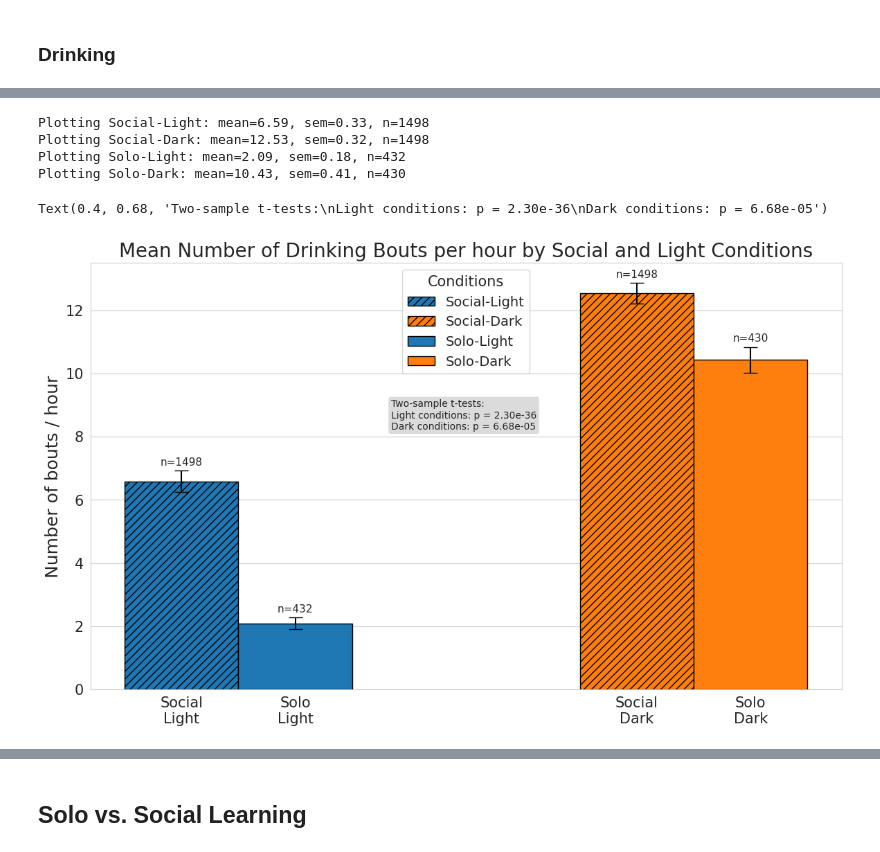
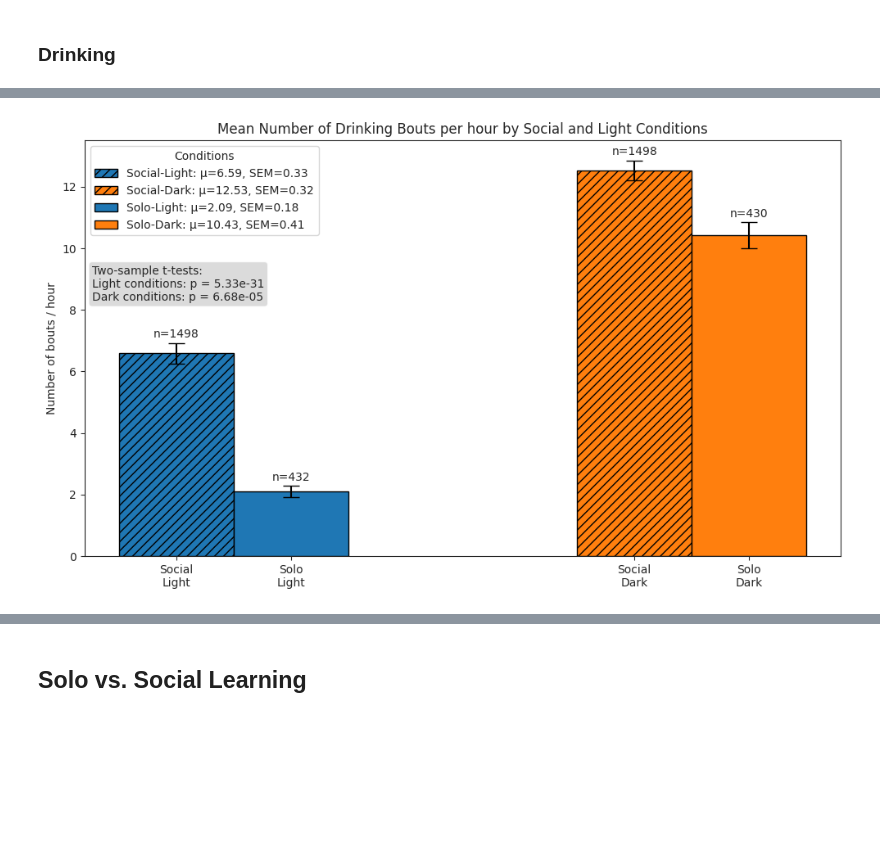
Before and after one commit to SainsburyWellcomeCentre/aeon_docs, a Jupyter notebook: src/user/how_to/social_analysis2.ipynb, the cells around one changed output, grey strips where cells are left out. Saved outputs shown, nothing was run; the diff lists cells and outputs as text; code cells hidden in the pictures; blank space fills up the shorter version.

```diff
--- a/src/user/how_to/social_analysis2.ipynb
+++ b/src/user/how_to/social_analysis2.ipynb
@@ -1449,7 +1465,7 @@ for i, row in enumerate(summary_data):
         color=colors[light_val],
         edgecolor="black",
         capsize=7,
-        label=f"{row['condition']}: μ={row['mean_dist_forage']:.2f}, SEM={row['sem']:.2f}"
+        label=f"{row['condition']}: μ={row['mean_dist_forage']:.2f}, SEM={row['sem']:.2f}",
     )
     # Apply hatching for social conditions
     if hatches[social_val]:
@@ -1470,9 +1486,9 @@ ax.set_xticklabels(["Social\nLight", "Social\nDark", "Solo\nLight", "Solo\nDark"
 ax.legend(title="Conditions", loc="upper left")
 # Wilcoxon rank sum tests
 light_social = forage_hour_df.query("social and light")["dist_forage"]
-light_solo   = forage_hour_df.query("not social and light")["dist_forage"]
-dark_social  = forage_hour_df.query("social and not light")["dist_forage"]
-dark_solo    = forage_hour_df.query("not social and not light")["dist_forage"]
+light_solo = forage_hour_df.query("not social and light")["dist_forage"]
+dark_social = forage_hour_df.query("social and not light")["dist_forage"]
+dark_solo = forage_hour_df.query("not social and not light")["dist_forage"]
 light_stat, light_p = stats.ttest_ind(
     light_social, light_solo, alternative="two-sided", equal_var=False
 )
@@ -1644,7 +1655,7 @@ for i, row in enumerate(summary_data):
         color=colors[light_val],
         edgecolor="black",
         capsize=7,
-        label=f"{row['condition']}: μ={row['mean_n_bouts']:.2f}, SEM={row['sem']:.2f}"
+        label=f"{row['condition']}: μ={row['mean_n_bouts']:.2f}, SEM={row['sem']:.2f}",
     )
     # Apply hatching for social conditions
     if hatches[social_val == "social"]:
@@ -1665,9 +1676,9 @@ ax.set_xticklabels(["Social\nLight", "Social\nDark", "Solo\nLight", "Solo\nDark"
 ax.legend(title="Conditions", loc="upper center")
 # Perform stats tests
 light_social = sleep_hour_df.query("period == 'social' and light")["n_bouts"]
-light_solo   = sleep_hour_df.query("period == 'postsocial' and light")["n_bouts"]
-dark_social  = sleep_hour_df.query("period == 'social' and not light")["n_bouts"]
-dark_solo    = sleep_hour_df.query("period == 'postsocial' and not light")["n_bouts"]
+light_solo = sleep_hour_df.query("period == 'postsocial' and light")["n_bouts"]
+dark_social = sleep_hour_df.query("period == 'social' and not light")["n_bouts"]
+dark_solo = sleep_hour_df.query("period == 'postsocial' and not light")["n_bouts"]
 light_social = sleep_hour_df[
     (sleep_hour_df["period"] == "social") & (sleep_hour_df["light"] == True)
 ]["n_bouts"]
@@ -1974,8 +2015,6 @@ drink_hour_df["duration"] = (
 # %%
-"""Number of drinking bouts per hour bars."""
-
-fig, ax = plt.subplots(figsize=(14, 8))
-
+# Plot bars for number of drinking bouts per hour
+fig, ax = plt.subplots(figsize=(10, 6))
 summary_data = []
 for social_val in ["social", "postsocial"]:
     for light_val in [True, False]:
@@ -1999,18 +2038,16 @@ for social_val in ["social", "postsocial"]:
                 "n": n_samples,
             }
         )
+
 summary_df = pd.DataFrame(summary_data)
-
 # Set up positions for the bars
 bar_width = 0.5
 x_pos = np.array([0.25, 2.25, 0.75, 2.75])  # create two groups with a gap in the middle
-
 # Plot bars
 for i, row in enumerate(summary_data):
     pos = x_pos[i]
     social_val = row["social"]
     light_val = row["light"]
-
     bar = ax.bar(
         pos,
         row["mean_n_bouts"],
@@ -2019,17 +2056,11 @@ for i, row in enumerate(summary_data):
         color=colors[light_val],
         edgecolor="black",
         capsize=7,
-        label=row["condition"],
+        label=f"{row['condition']}: μ={row['mean_n_bouts']:.2f}, SEM={row['sem']:.2f}",
     )
-
-    print(
-        f"Plotting {row['condition']}: μ={row['mean_n_bouts']:.2f}, SEM={row['sem']:.2f}, n={row['n']}"
-    )
-
     # Apply hatching for social conditions
     if hatches[social_val == "social"]:
         bar[0].set_hatch(hatches[social_val == "social"])
-
     # Add sample size as text above each bar
     sample_size_txt = ax.text(
         pos,
@@ -2037,64 +2068,41 @@ for i, row in enumerate(summary_data):
         f"n={row['n']}",
         ha="center",
         va="bottom",
     )
-    sample_size_txt.set_fontsize(11)
 
 ax.set_title("Mean Number of Drinking Bouts per hour by Social and Light Conditions")
 ax.set_ylabel("Number of bouts / hour")
 ax.set_xticks(x_pos)
 ax.set_xticklabels(["Social\nLight", "Social\nDark", "Solo\nLight", "Solo\nDark"])
 # ax.set_ylim([0, 2.01])
-ax.legend(title="Conditions", loc="upper center")
-
-
+ax.legend(title="Conditions")
 # Perform stats tests
-light_social = drink_hour_df[
-    (drink_hour_df["period"] == "social") & (drink_hour_df["light"] == True)
-]["n_bouts"]
-light_solo = drink_hour_df[
-    (drink_hour_df["period"] == "social") & (drink_hour_df["light"] == False)
-]["n_bouts"]
-
-dark_social = drink_hour_df[
-    (drink_hour_df["period"] == "social") & (drink_hour_df["light"] == False)
-]["n_bouts"]
-dark_solo = drink_hour_df[
-    (drink_hour_df["period"] == "postsocial") & (drink_hour_df["light"] == False)
-]["n_bouts"]
-
-light_social = pd.to_numeric(light_social, errors="coerce").dropna()
-light_solo = pd.to_numeric(light_solo, errors="coerce").dropna()
-dark_social = pd.to_numeric(dark_social, errors="coerce").dropna()
-dark_solo = pd.to_numeric(dark_solo, errors="coerce").dropna()
-
+light_social = drink_hour_df.query("period == 'social' and light")["n_bouts"]
+light_solo = drink_hour_df.query("period == 'postsocial' and light")["n_bouts"]
+dark_social = drink_hour_df.query("period == 'social' and not light")["n_bouts"]
+dark_solo = drink_hour_df.query("period == 'postsocial' and not light")["n_bouts"]
 light_stat, light_p = stats.ttest_ind(
     light_social, light_solo, alternative="two-sided", equal_var=False
 )
 dark_stat, dark_p = stats.ttest_ind(
     dark_social, dark_solo, alternative="two-sided", equal_var=False
 )
-
 test_text = (
     f"Two-sample t-tests:\n"
     f"Light conditions: p = {light_p:.2e}"
     f"\nDark conditions: p = {dark_p:.2e}"
 )
 props = dict(boxstyle="round,pad=0.3", facecolor="lightgray", alpha=0.8)
 ax.text(
-    0.40,
-    0.68,  # Position below the legend
+    0.01,
+    0.7,  # Position below the legend
     test_text,
     transform=ax.transAxes,
-    fontsize=10,
     verticalalignment="top",
     bbox=props,
 )
+plt.tight_layout()
+plt.show()
 # %% [output]
-Plotting Social-Light: mean=6.59, sem=0.33, n=1498
-Plotting Social-Dark: mean=12.53, sem=0.32, n=1498
-Plotting Solo-Light: mean=2.09, sem=0.18, n=432
-Plotting Solo-Dark: mean=10.43, sem=0.41, n=430
-Text(0.4, 0.68, 'Two-sample t-tests:\nLight conditions: p = 2.30e-36\nDark conditions: p = 6.68e-05')
-[figure, old version]
+[figure, new version]
 # %%
```
Also changed, not shown: parts of 19 cells of this notebook.
